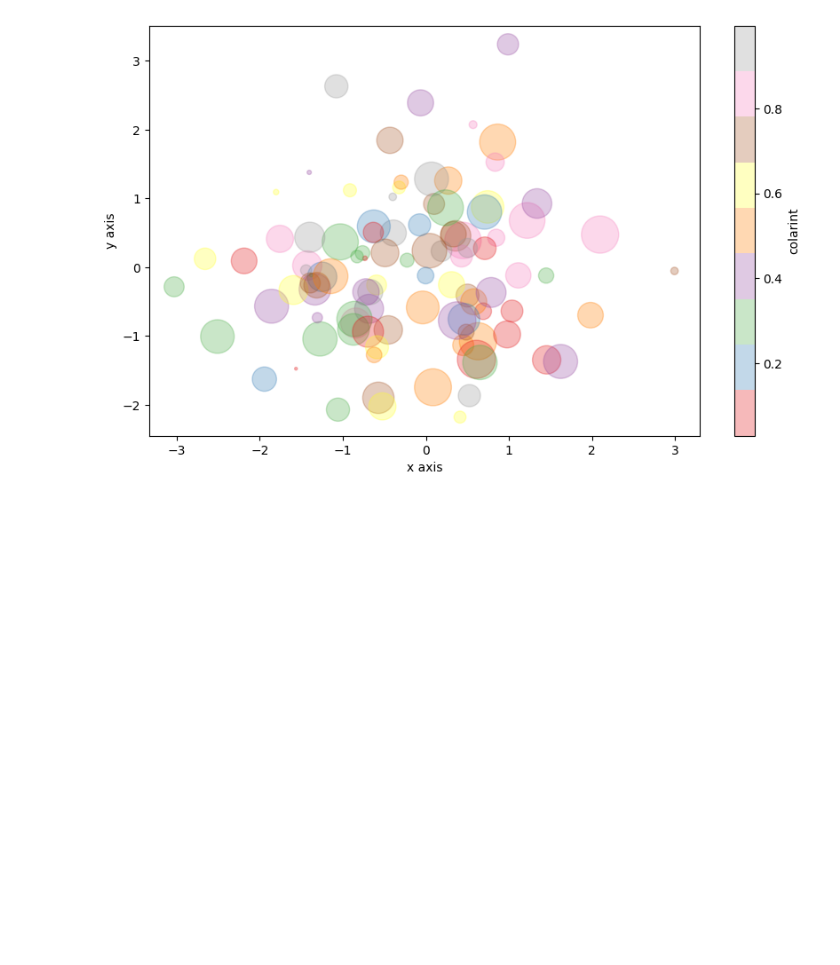
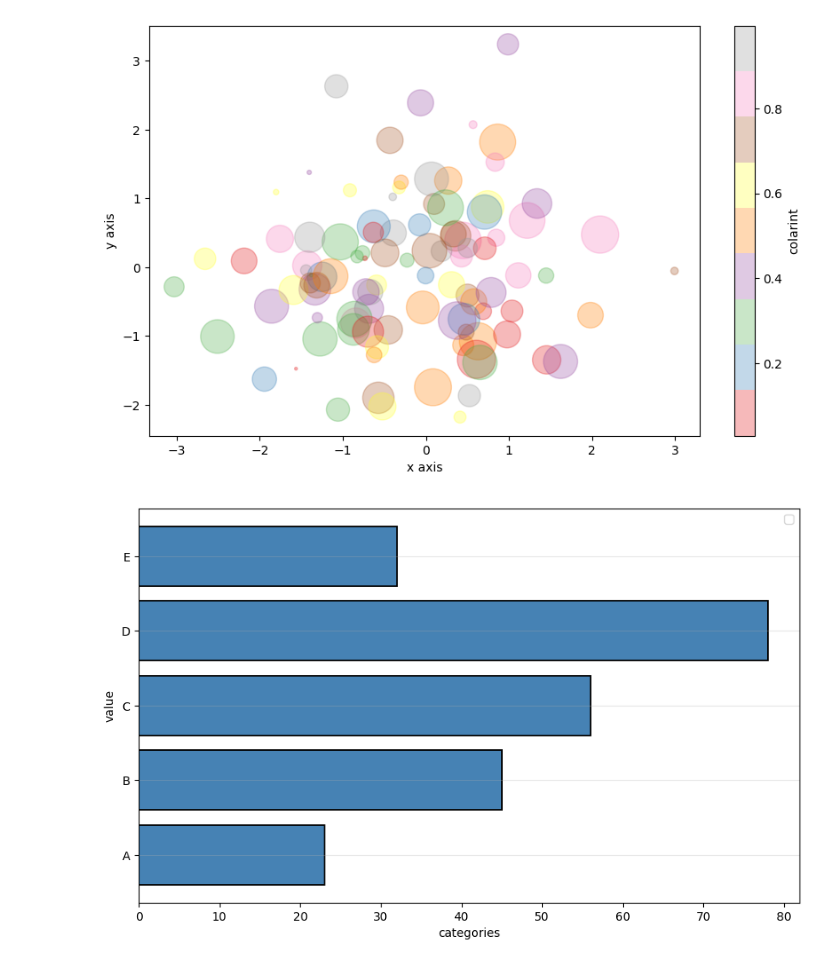
Before and after one commit to amanverma630699-cmd/library_of_python, a Jupyter notebook: matplotlib_pratice/basic.ipynb, the cells around one changed output. Saved outputs shown, nothing was run; the diff lists cells and outputs as text; code cells hidden in the pictures; blank space fills up the shorter version.

```diff
--- a/matplotlib_pratice/basic.ipynb
+++ b/matplotlib_pratice/basic.ipynb
@@ -53,3 +53,15 @@ plt.ylabel('y axis')
 plt.show()
 # %% [output]
 [figure]
+# %%
+categories = ['A', 'B', 'C', 'D', 'E']
+values = [23, 45, 56, 78, 32]
+plt.figure(figsize=(10,6))
+plt.barh(categories,values ,color='steelblue',edgecolor='black',linewidth=1.3)
+plt.xlabel('categories')
+plt.ylabel('value')
+plt.grid(True,alpha=0.3,axis='y')
+plt.legend()
+plt.show()
+# %% [output]
+[figure, added]
```
Also changed, not shown: parts of 1 cell of this notebook.
